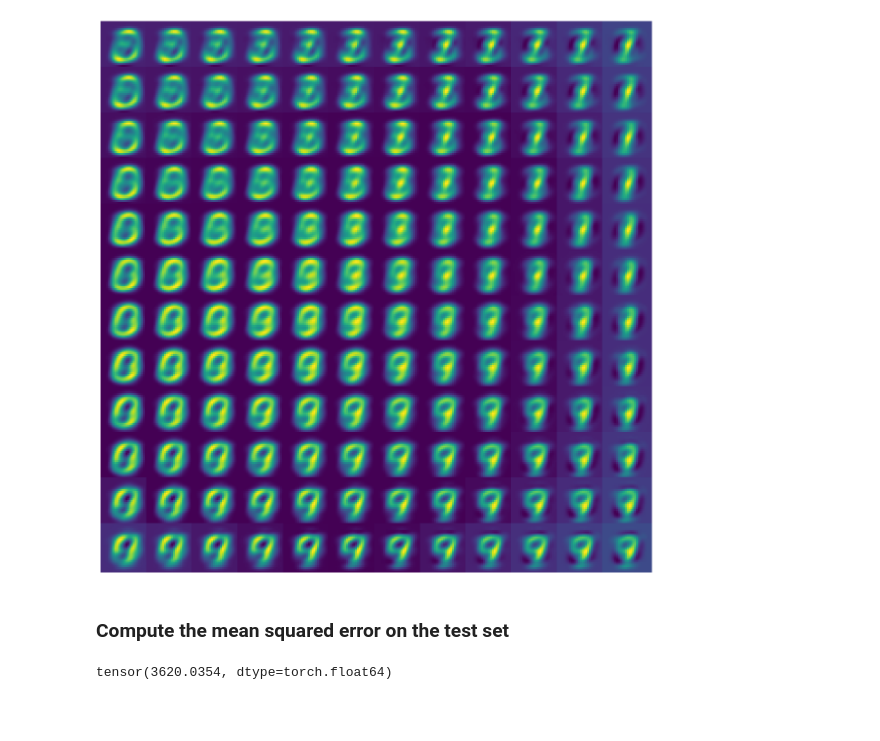
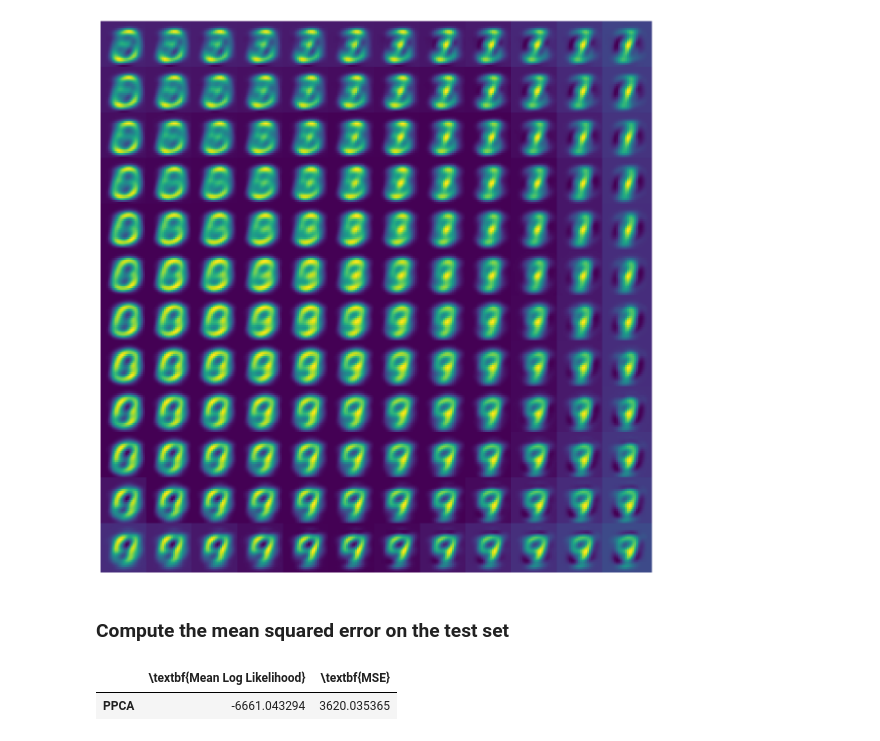
Before and after one commit to JackismyShephard/pml-22-exam, a Jupyter notebook: scripts/ppca.ipynb, the cells around one changed output. Drawn from its saved outputs; the diff is of its cells as text; code cells hidden in the pictures; blank space fills up the shorter version.

Commit message:
add metrics

```diff
--- a/scripts/ppca.ipynb
+++ b/scripts/ppca.ipynb
@@ -129,5 +129,5 @@ inverse_C = torch.inverse(C)
 S = torch.cov(test_vec.T)
 #S = torch.cov(test_vec.type(torch.complex128).T)
 inner = D * torch.log(2*pi) + torch.trace(inverse_C @ S)
-log_likelihood = -(N/2) * inner
-log_likelihood_mean = log_likelihood / len(test_vec)
+ppca_log_likelihood = -(N/2) * inner
+ppca_log_likelihood_mean = ppca_log_likelihood / len(test_vec)
@@ -236,6 +236,16 @@ plt.savefig(ppca_fig_folder + "interpolation.pdf",
 x_mean_determ = z_loc.T @ W.T + mu
 from torch.nn.functional import mse_loss
 
-mse_loss(x_mean_determ, test_vec)
+ppca_mse = mse_loss(x_mean_determ, test_vec)
-# %% [output]
-tensor(3620.0354, dtype=torch.float64)
+# %%
+import pandas as pd
+import os
+metrics =np.array([[ppca_log_likelihood_mean, ppca_mse]])
+df = pd.DataFrame(metrics)
+latex_headers = ['\textbf{Mean Log Likelihood}', '\textbf{MSE}']
+df.columns = latex_headers
+df.index = ["PPCA"]
+df
+# %% [output]
+|  | \textbf{Mean Log Likelihood} | \textbf{MSE} |
+| PPCA | -6661.043294 | 3620.035365 |
```
Also changed, not shown: parts of 6 cells of this notebook, 2 other files.
